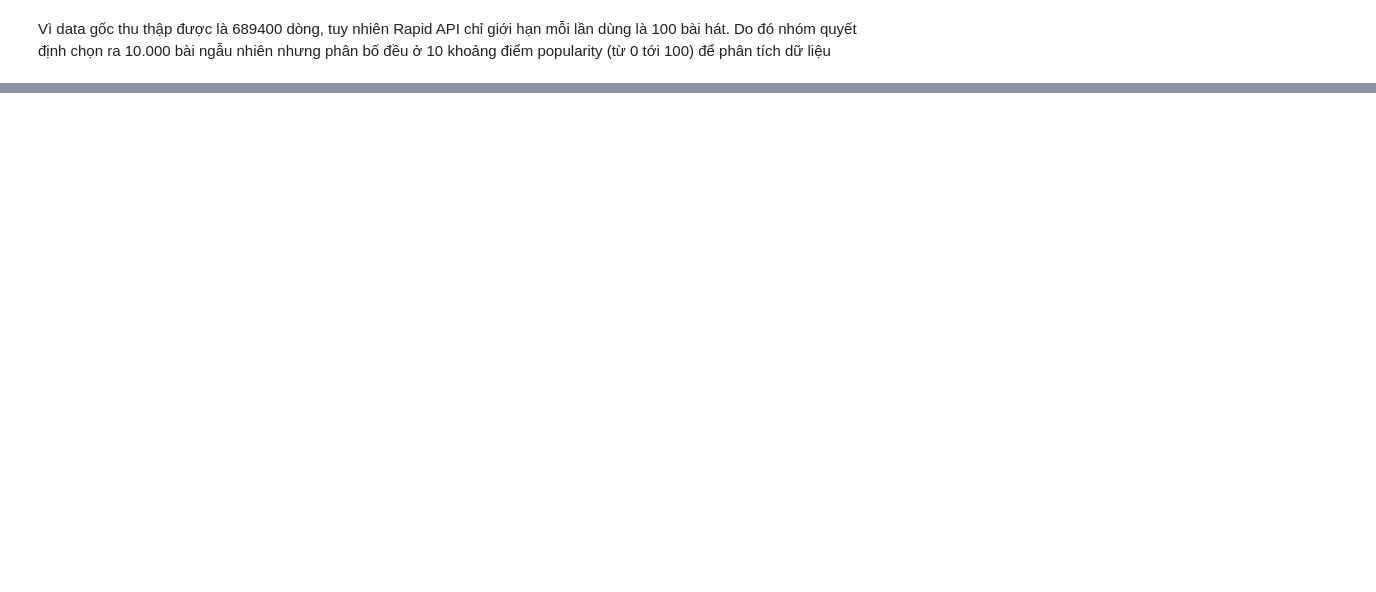
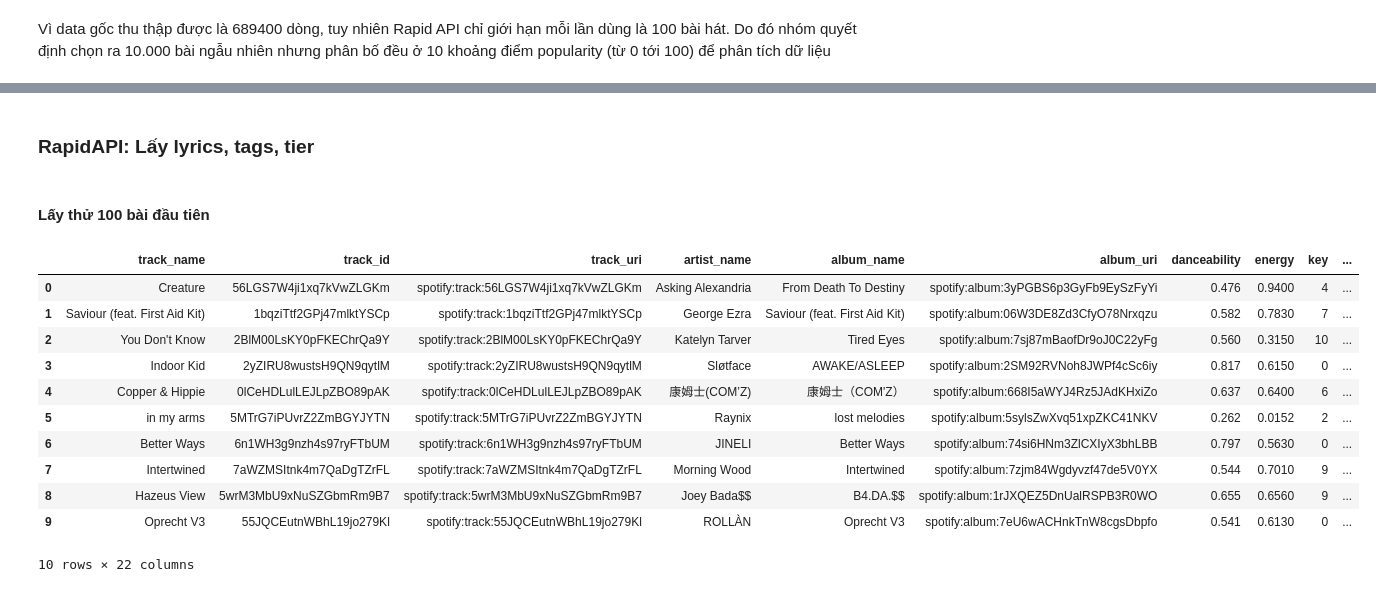
Before and after one commit to lhldanh/Recommend-Song, a Jupyter notebook: source/Notebook/4_DataForEDA.ipynb, the cells around one changed output, grey strips where cells are left out. Saved outputs shown, nothing was run; the diff lists cells and outputs as text; code cells hidden in the pictures; blank space fills up the shorter version.

```diff
--- a/source/Notebook/4_DataForEDA.ipynb
+++ b/source/Notebook/4_DataForEDA.ipynb
@@ -19,0 +153,4 @@ df.head()
+# %% [markdown]
+### RapidAPI: Lấy lyrics, tags, tier
+# %% [markdown]
+#### Lấy thử 100 bài đầu tiên
@@ -19,0 +159,15 @@ df.head()
+# %%
+eda_df[:10]
+# %% [output]
+|  | track_name | track_id | track_uri | artist_name | album_name | album_uri | danceability | energy | key | ... |
+| 0 | Creature | 56LGS7W4ji1xq7kVwZLGKm | spotify:track:56LGS7W4ji1xq7kVwZLGKm | Asking Alexandria | From Death To Destiny | spotify:album:3yPGBS6p3GyFb9EySzFyYi | 0.476 | 0.9400 | 4 | ... |
+| 1 | Saviour (feat. First Aid Kit) | 1bqziTtf2GPj47mlktYSCp | spotify:track:1bqziTtf2GPj47mlktYSCp | George Ezra | Saviour (feat. First Aid Kit) | spotify:album:06W3DE8Zd3CfyO78Nrxqzu | 0.582 | 0.7830 | 7 | ... |
+| 2 | You Don't Know | 2BlM00LsKY0pFKEChrQa9Y | spotify:track:2BlM00LsKY0pFKEChrQa9Y | Katelyn Tarver | Tired Eyes | spotify:album:7sj87mBaofDr9oJ0C22yFg | 0.560 | 0.3150 | 10 | ... |
+| 3 | Indoor Kid | 2yZIRU8wustsH9QN9qytlM | spotify:track:2yZIRU8wustsH9QN9qytlM | Sløtface | AWAKE/ASLEEP | spotify:album:2SM92RVNoh8JWPf4cSc6iy | 0.817 | 0.6150 | 0 | ... |
+| 4 | Copper & Hippie | 0lCeHDLulLEJLpZBO89pAK | spotify:track:0lCeHDLulLEJLpZBO89pAK | 康姆士(COM’Z) | 康姆士（COM'Z） | spotify:album:668I5aWYJ4Rz5JAdKHxiZo | 0.637 | 0.6400 | 6 | ... |
+| 5 | in my arms | 5MTrG7iPUvrZ2ZmBGYJYTN | spotify:track:5MTrG7iPUvrZ2ZmBGYJYTN | Raynix | lost melodies | spotify:album:5sylsZwXvq51xpZKC41NKV | 0.262 | 0.0152 | 2 | ... |
+| 6 | Better Ways | 6n1WH3g9nzh4s97ryFTbUM | spotify:track:6n1WH3g9nzh4s97ryFTbUM | JINELI | Better Ways | spotify:album:74si6HNm3ZlCXIyX3bhLBB | 0.797 | 0.5630 | 0 | ... |
+| 7 | Intertwined | 7aWZMSItnk4m7QaDgTZrFL | spotify:track:7aWZMSItnk4m7QaDgTZrFL | Morning Wood | Intertwined | spotify:album:7zjm84Wgdyvzf47de5V0YX | 0.544 | 0.7010 | 9 | ... |
+| 8 | Hazeus View | 5wrM3MbU9xNuSZGbmRm9B7 | spotify:track:5wrM3MbU9xNuSZGbmRm9B7 | Joey Bada$$ | B4.DA.$$ | spotify:album:1rJXQEZ5DnUalRSPB3R0WO | 0.655 | 0.6560 | 9 | ... |
+| 9 | Oprecht V3 | 55JQCEutnWBhL19jo279Kl | spotify:track:55JQCEutnWBhL19jo279Kl | ROLLÀN | Oprecht V3 | spotify:album:7eU6wACHnkTnW8cgsDbpfo | 0.541 | 0.6130 | 0 | ... |
+10 rows × 22 columns
```
Also changed, not shown: parts of 16 cells of this notebook.
